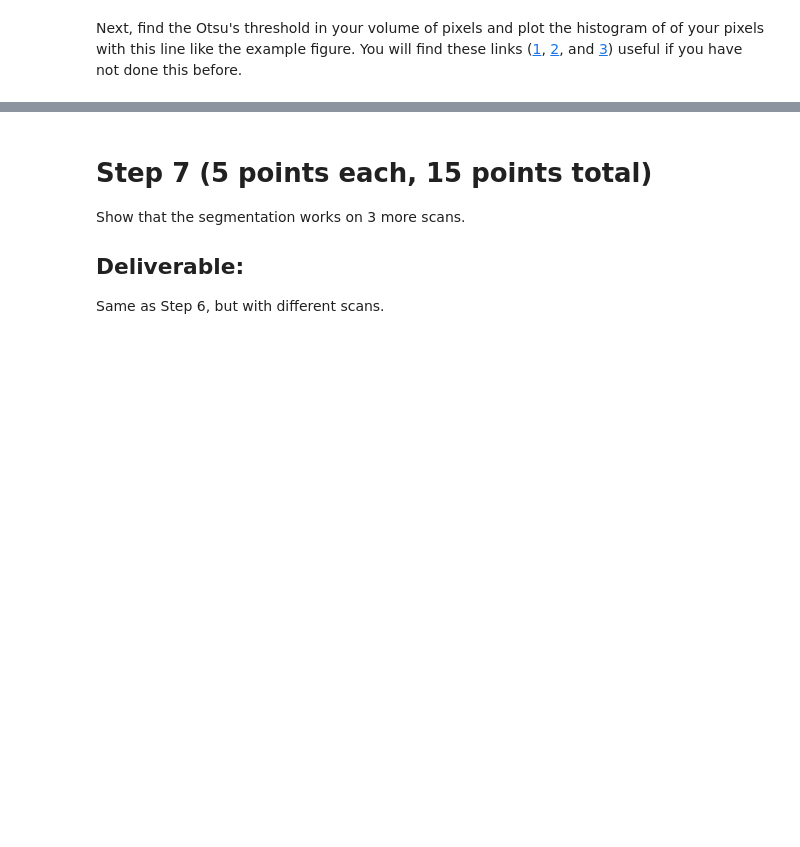
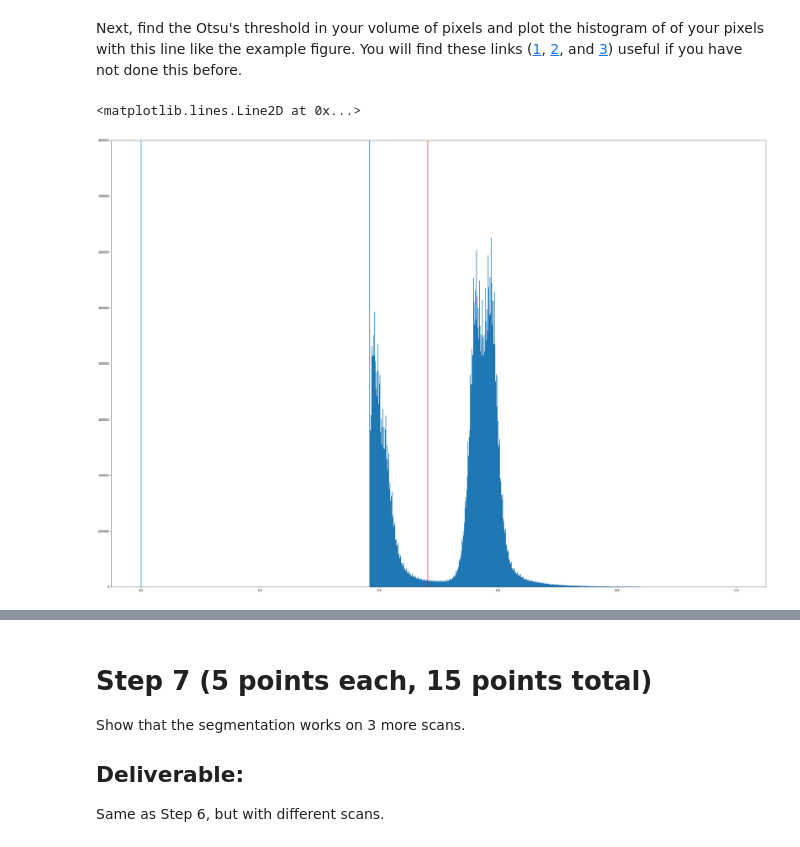
Before and after one commit to aaronsossin/assignment1_medical_imaging, a Jupyter notebook: BMI260_Problem_Set_1.ipynb, the cells around one changed output, grey strips where cells are left out. Saved outputs shown, nothing was run; the diff lists cells and outputs as text; code cells hidden in the pictures; blank space fills up the shorter version.

```diff
--- a/BMI260_Problem_Set_1.ipynb
+++ b/BMI260_Problem_Set_1.ipynb
@@ -313,17 +355,19 @@ Next, find the Otsu's threshold in your volume of pixels and plot the histogram
 # %%
 ### WRITE CODE IN HERE. You can have up to 2 cells for this question, but only one is required #######
 
 from skimage import filters
 arrct = np.ravel(volCT)
 thresh = filters.threshold_otsu(arrct[arrct > 0])
 
 
-
 _ = plt.hist(volCT.reshape(-1), 1000)
-plt.ylim([0,400000])
+plt.ylim([0,800000])
 plt.axvline(x = thresh, color = 'r')
 
 ######################################################################################################
+# %% [output]
+<matplotlib.lines.Line2D at 0x...>
+[figure, added]
 # %% [markdown]
 # Step 5 (10 points)
 
```
Also changed, not shown: parts of 12 cells of this notebook.
